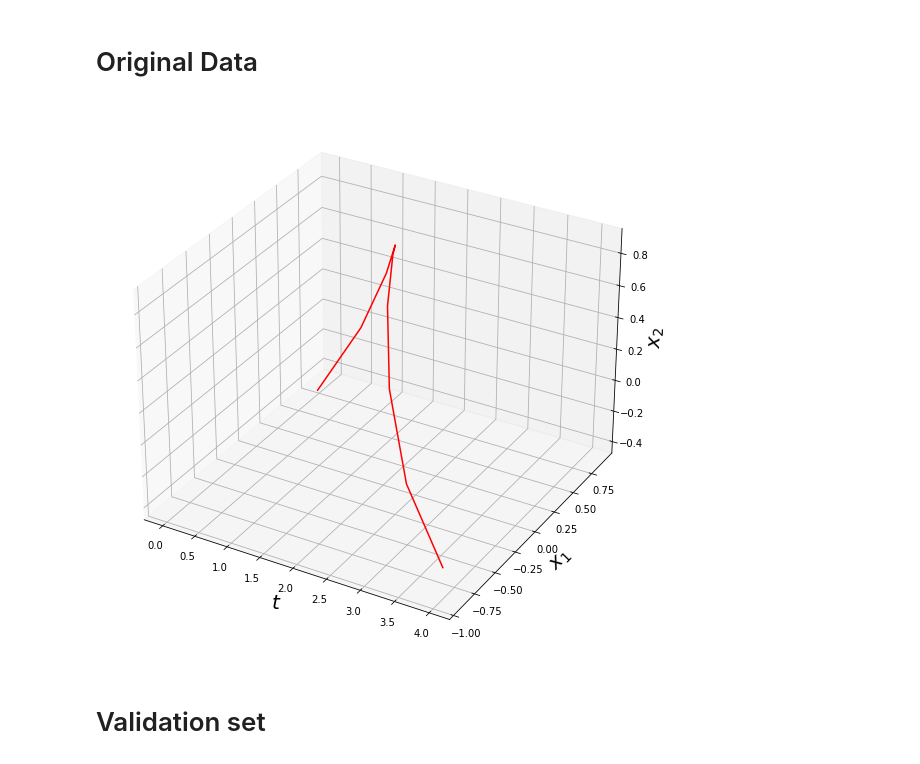
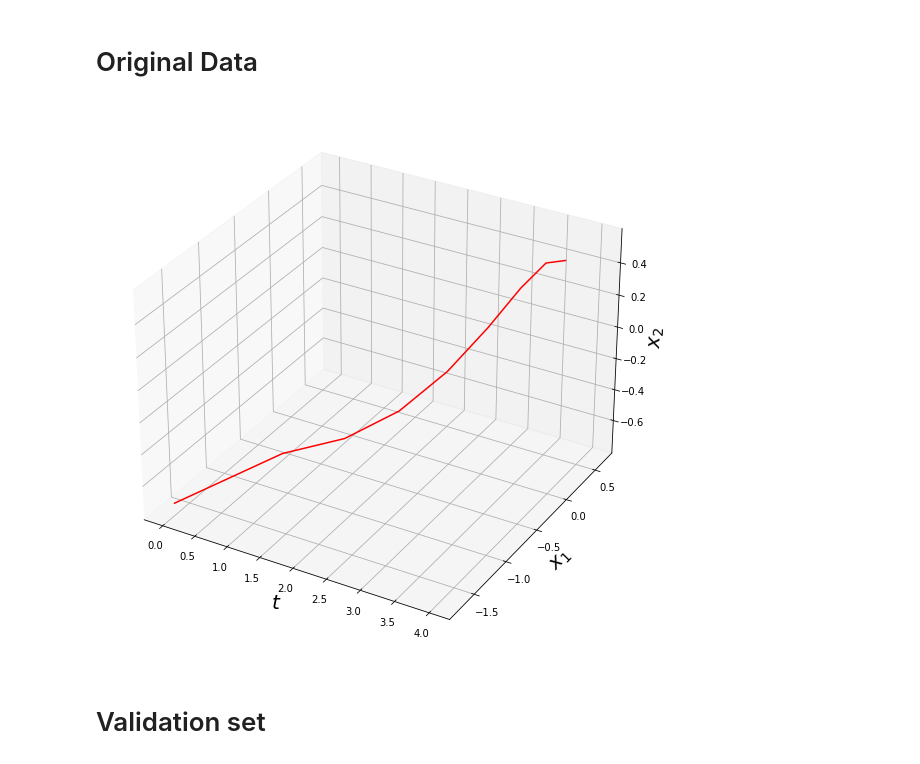
Before and after one commit to mlcms-SS22-Group-A/mlcms-SS22-Group-A, a Jupyter notebook: Euler.ipynb, the cells around one changed output. Cells and saved outputs as stored; diff of their text form; code cells hidden in the pictures.

```diff
--- a/Euler.ipynb
+++ b/Euler.ipynb
@@ -15,6 +16,7 @@ delta_t = 0.5
 t_eval = np.arange(0, 5, delta_t)
 num_samples_in_trajectory = math.floor(t_eval[-1] / delta_t)
 
+save_fig = False
 save_prefix = "./figures/v0_"
 # %% [markdown]
 # Setup Tensorboard
@@ -26,7 +28,7 @@ Launching TensorBoard...
 # %% [markdown]
 # Create dataset
 # %%
-dataset, alphas = create_dataset(t_eval, 50)
+dataset, alphas = create_dataset(t_eval, 1000)
 # %% [markdown]
 # Reshape dataset
 # %%
@@ -54,9 +58,9 @@ model = Euler(hparams)
 # %%
 t_eval = np.delete(t_eval, -1, 0)
 # %%
-plot_trajectory(validation_set[:num_samples_in_trajectory, :2], t_eval, True, save_prefix + "_original_data.png")
+plot_trajectory(validation_set[:num_samples_in_trajectory, :2], t_eval, save_fig, save_prefix + "_original_data.png")
 # %% [output]
-[figure, old version]
+[figure, new version]
 # %% [markdown]
 # Validation set
 # %%
```
Also changed, not shown: parts of 15 cells of this notebook, 4 other files.
